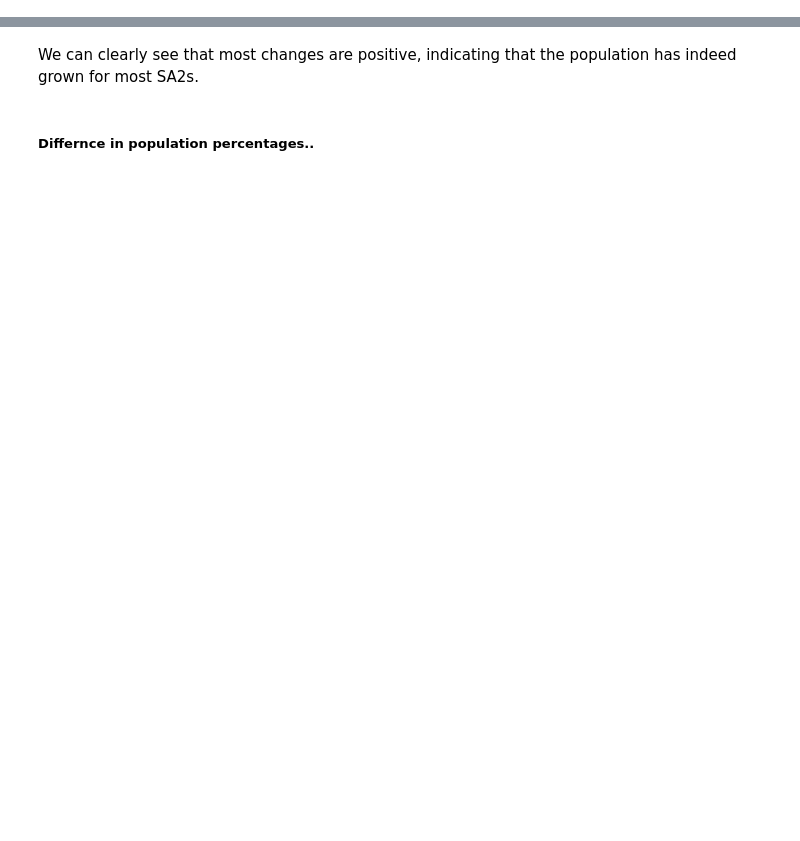
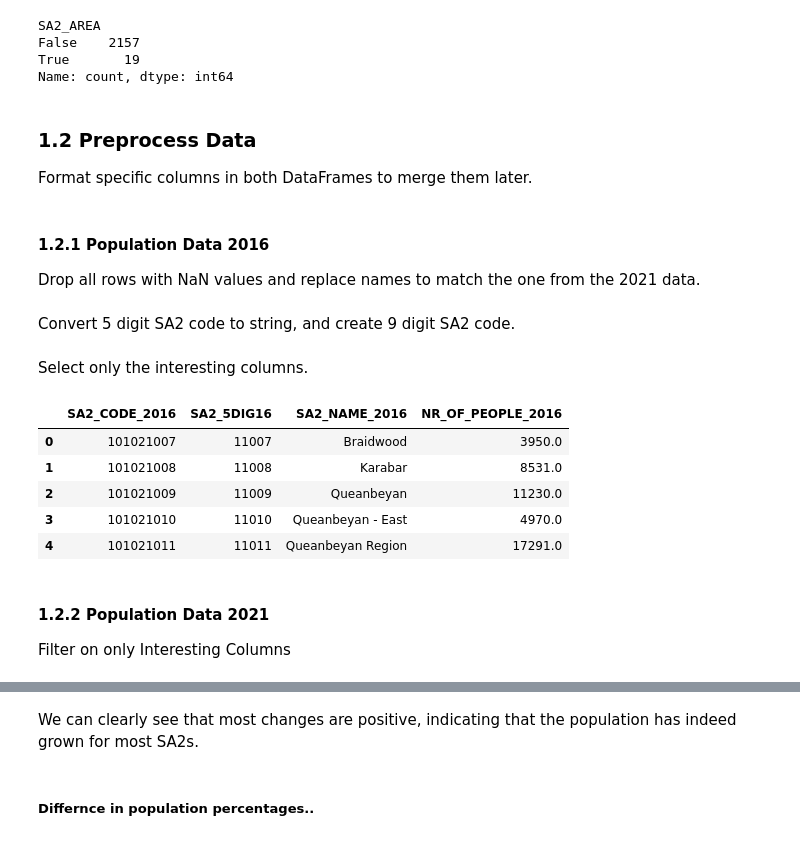
Before and after one commit to NielsvBeuningen/knowledge-engineering, a Jupyter notebook: data/compare2016-2021.ipynb, the cells around one changed output, grey strips where cells are left out. Saved outputs shown, nothing was run; the diff lists cells and outputs as text; code cells hidden in the pictures; blank space fills up the shorter version.

```diff
--- a/data/compare2016-2021.ipynb
+++ b/data/compare2016-2021.ipynb
@@ -19 +35,44 @@ df_2016.head()
+# %%
+df_2021["SA2_AREA"].isna().value_counts()
+# %% [output]
+SA2_AREA
+False    2157
+True       19
+Name: count, dtype: int64
+# %% [markdown]
+### 1.2 Preprocess Data
+Format specific columns in both DataFrames to merge them later.
+# %% [markdown]
+#### 1.2.1 Population Data 2016
+Drop all rows with NaN values and replace names to match the one from the 2021 data.
+# %%
+df_2016 = df_2016.dropna(ignore_index=True)
+
+replace_dct = {
+    "SA2 code":"SA2_5DIG16",
+    "SA2 name":"SA2_NAME_2016",
+    "Total Persons":"NR_OF_PEOPLE_2016"
+}
+
+df_2016.rename(replace_dct,axis=1,inplace=True)
+# %% [markdown]
+Convert 5 digit SA2 code to string, and create 9 digit SA2 code.
+# %%
+df_2016["SA2_CODE_2016"] = [str(round(row["SA3 code"]))[:]+str(round(row["SA2_5DIG16"]))[1:] for _,row in df_2016.iterrows()]
+df_2016["SA2_5DIG16"] = [str(round(i)) for i in df_2016["SA2_5DIG16"]]
+# %% [markdown]
+Select only the interesting columns.
+# %%
+df_2016 = df_2016[["SA2_CODE_2016","SA2_5DIG16","SA2_NAME_2016","NR_OF_PEOPLE_2016"]]
+df_2016.head()
+# %% [output]
+|  | SA2_CODE_2016 | SA2_5DIG16 | SA2_NAME_2016 | NR_OF_PEOPLE_2016 |
+| 0 | 101021007 | 11007 | Braidwood | 3950.0 |
+| 1 | 101021008 | 11008 | Karabar | 8531.0 |
+| 2 | 101021009 | 11009 | Queanbeyan | 11230.0 |
+| 3 | 101021010 | 11010 | Queanbeyan - East | 4970.0 |
+| 4 | 101021011 | 11011 | Queanbeyan Region | 17291.0 |
+# %% [markdown]
+#### 1.2.2 Population Data 2021
+Filter on only Interesting Columns
 # %%
```
Also changed, not shown: parts of 54 cells of this notebook, 1 other file.
